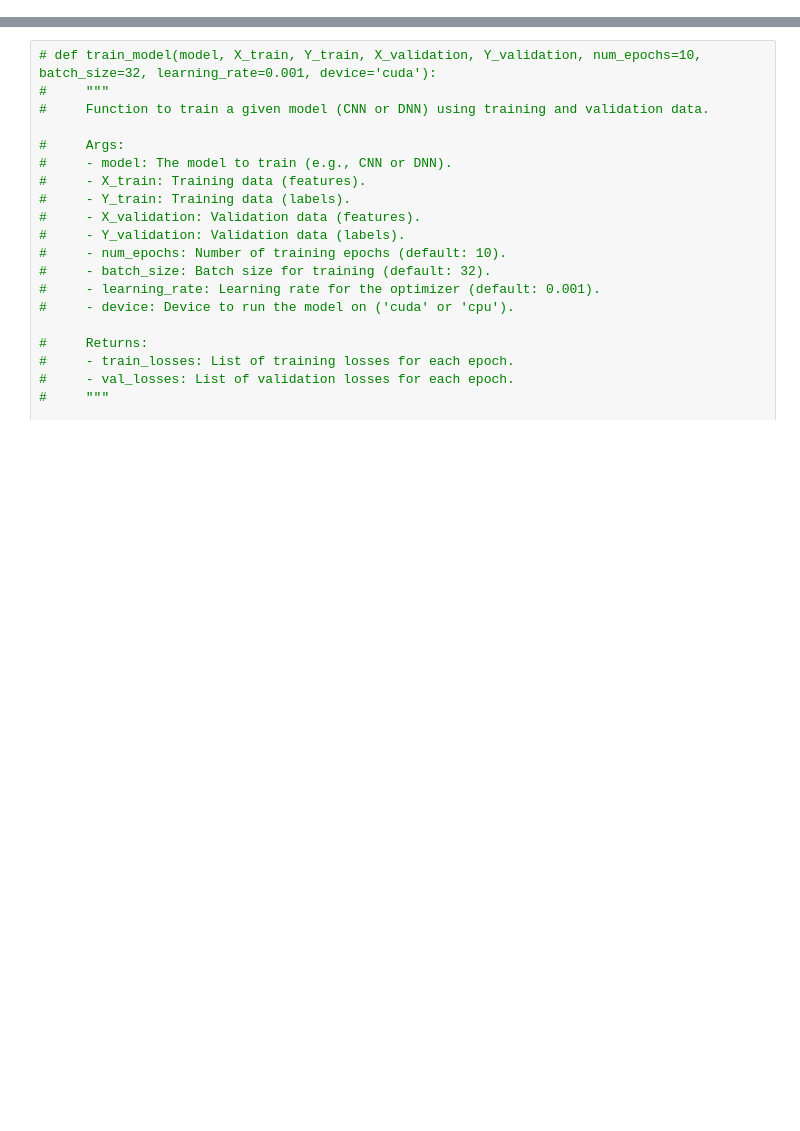
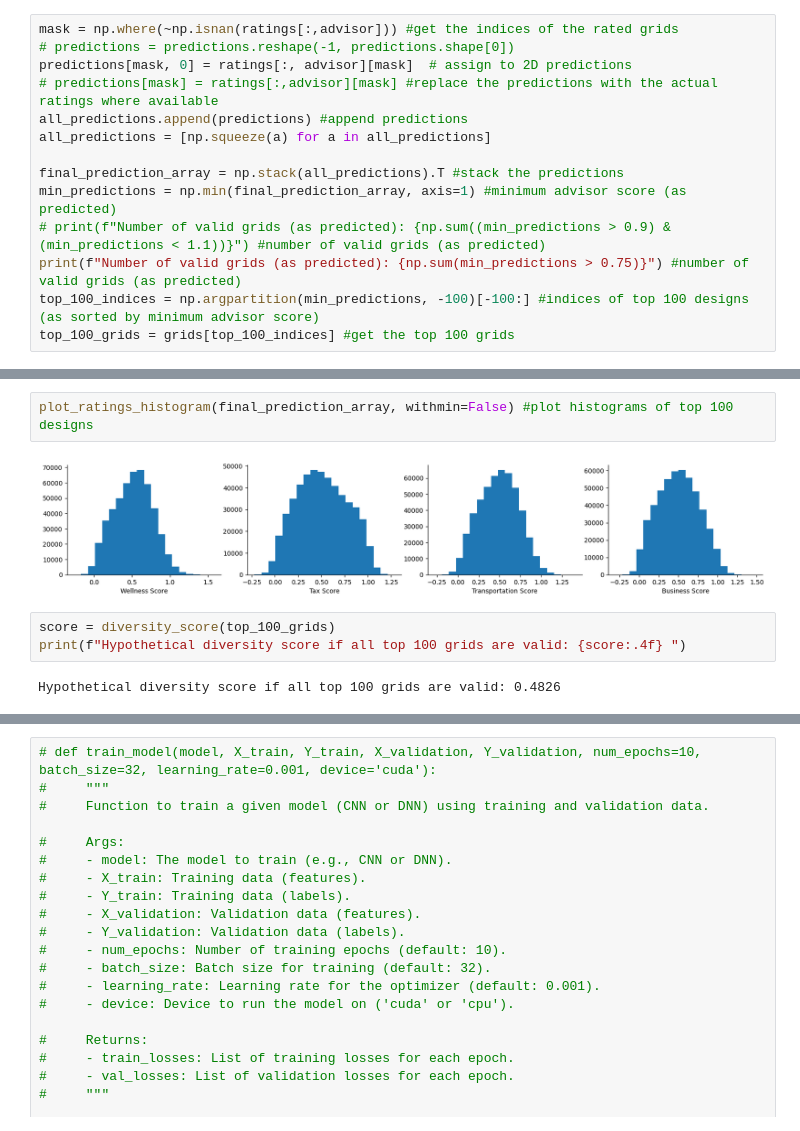
Before and after one commit to PatrykPrezyna/2155-Challenge-Problem-2, a Jupyter notebook: CNN.ipynb, the cells around one changed output, grey strips where cells are left out. Saved outputs shown, nothing was run; the diff lists cells and outputs as text; blank space fills up the shorter version.

```diff
--- a/CNN.ipynb
+++ b/CNN.ipynb
@@ -111,0 +130,14 @@ Advisor 2 Test Set R2 score: 0.43464498739658086
+# %%
+mask = np.where(~np.isnan(ratings[:,advisor])) #get the indices of the rated grids
+# predictions = predictions.reshape(-1, predictions.shape[0])
+predictions[mask, 0] = ratings[:, advisor][mask]  # assign to 2D predictions
+# predictions[mask] = ratings[:,advisor][mask] #replace the predictions with the actual ratings where available
+all_predictions.append(predictions) #append predictions
+all_predictions = [np.squeeze(a) for a in all_predictions]
+
+final_prediction_array = np.stack(all_predictions).T #stack the predictions
+min_predictions = np.min(final_prediction_array, axis=1) #minimum advisor score (as predicted)
+# print(f"Number of valid grids (as predicted): {np.sum((min_predictions > 0.9) & (min_predictions < 1.1))}") #number of valid grids (as predicted)
+print(f"Number of valid grids (as predicted): {np.sum(min_predictions > 0.75)}") #number of valid grids (as predicted)
+top_100_indices = np.argpartition(min_predictions, -100)[-100:] #indices of top 100 designs (as sorted by minimum advisor score)
+top_100_grids = grids[top_100_indices] #get the top 100 grids
@@ -111,0 +189,9 @@ Advisor 2 Test Set R2 score: 0.43464498739658086
+# %%
+plot_ratings_histogram(final_prediction_array, withmin=False) #plot histograms of top 100 designs
+# %% [output]
+[figure, added]
+# %%
+score = diversity_score(top_100_grids)
+print(f"Hypothetical diversity score if all top 100 grids are valid: {score:.4f} ")
+# %% [output]
+Hypothetical diversity score if all top 100 grids are valid: 0.4826
```
Also changed, not shown: parts of 6 cells of this notebook.
